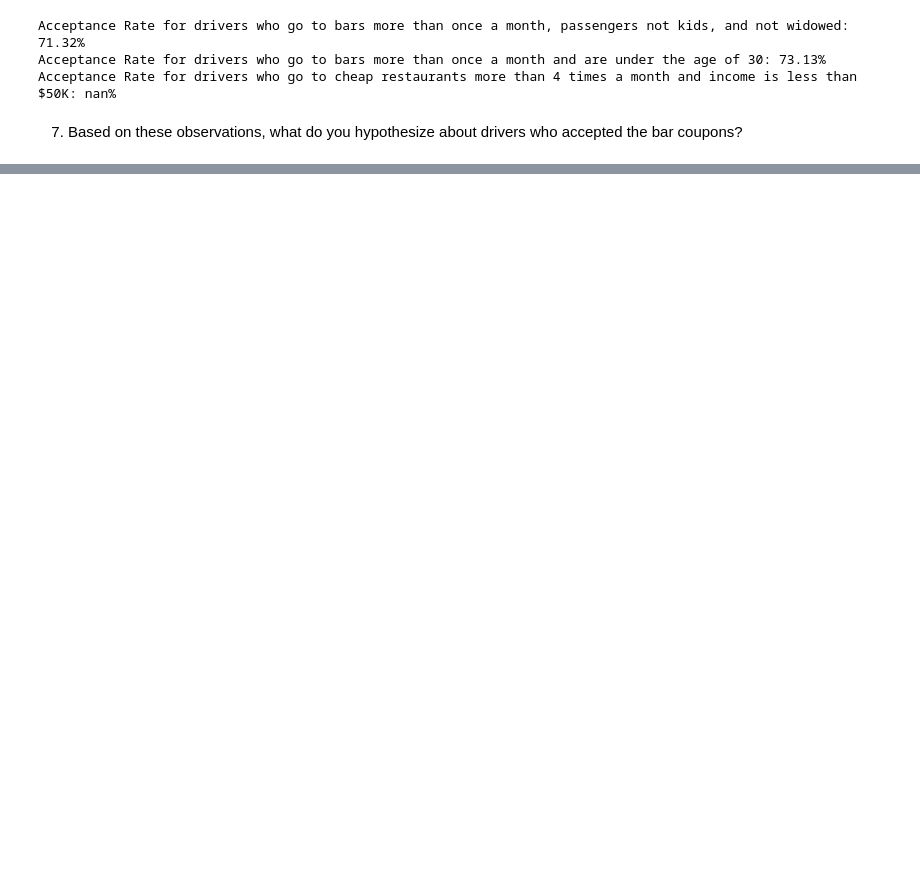
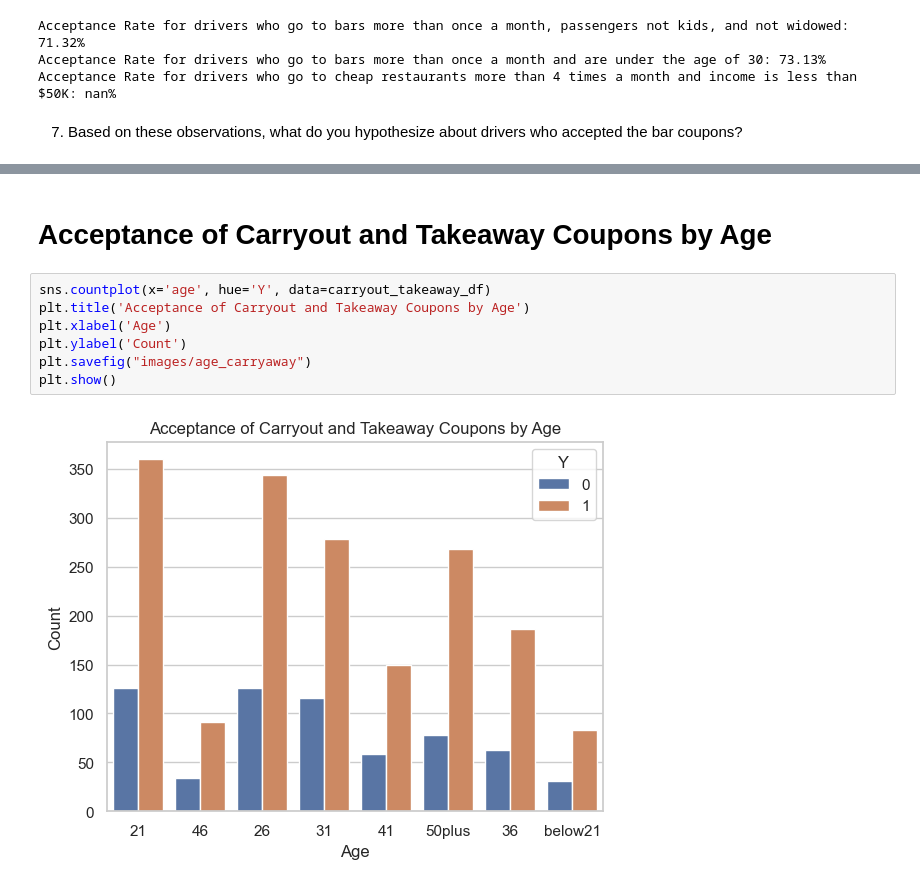
Before and after one commit to avarigonda/practical-application-, a Jupyter notebook: prompt.ipynb, the cells around one changed output, grey strips where cells are left out. Drawn from its saved outputs; the diff is of its cells as text; blank space fills up the shorter version.

```diff
--- a/prompt.ipynb
+++ b/prompt.ipynb
@@ -436,0 +397,11 @@ overwelming more null value than all non null values combined for the car column
+# %% [markdown]
+# Acceptance of Carryout and Takeaway Coupons by Age
+# %%
+sns.countplot(x='age', hue='Y', data=carryout_takeaway_df)
+plt.title('Acceptance of Carryout and Takeaway Coupons by Age')
+plt.xlabel('Age')
+plt.ylabel('Count')
+plt.savefig("images/age_carryaway")
+plt.show()
+# %% [output]
+[figure, added]
```
Also changed, not shown: parts of 43 cells of this notebook, 8 other files.
